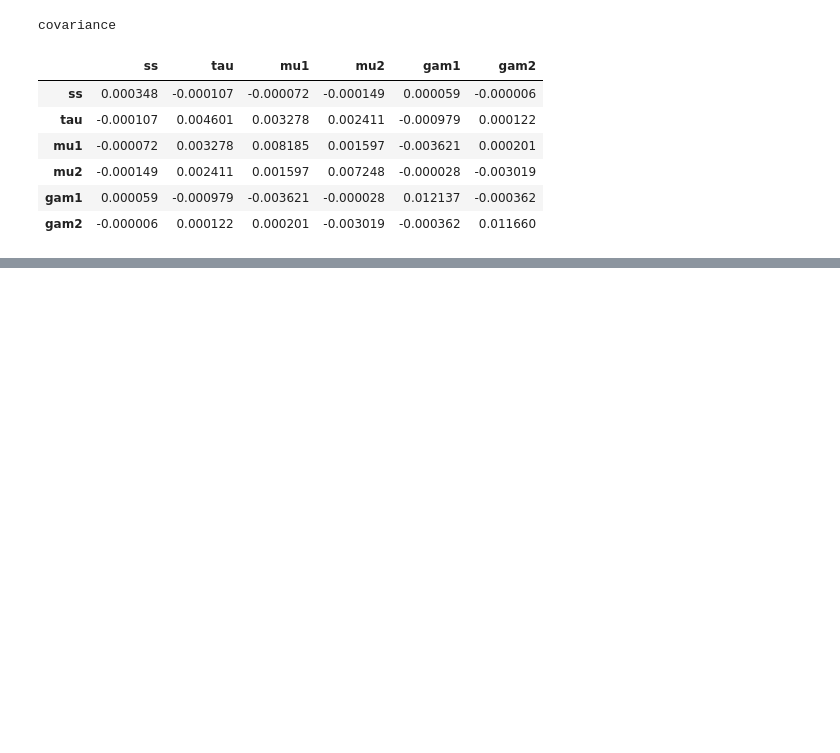
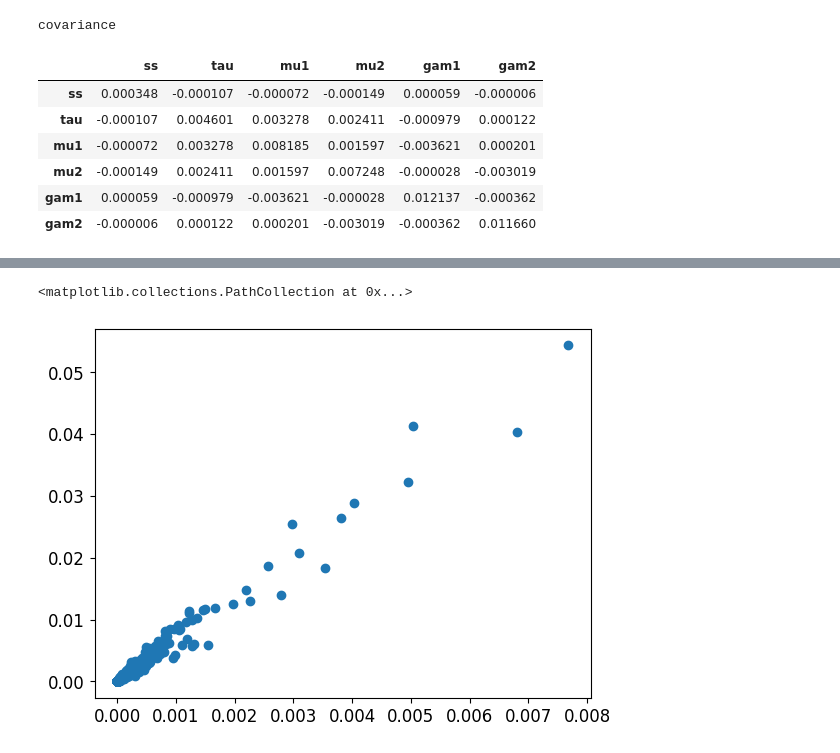
Before and after one commit to etrieschman/gene-expr, a Jupyter notebook: code/Trieschman_STATS370_Final.ipynb, the cells around one changed output, grey strips where cells are left out. Drawn from its saved outputs; the diff is of its cells as text; code cells hidden in the pictures; blank space fills up the shorter version.

```diff
--- a/code/Trieschman_STATS370_Final.ipynb
+++ b/code/Trieschman_STATS370_Final.ipynb
@@ -341,0 +423,5 @@ covariance
+# %%
+plt.scatter(theta_hat[:,0], theta_hat[:,1])
+# %% [output]
+<matplotlib.collections.PathCollection at 0x...>
+[figure, added]
```
Also changed, not shown: parts of 11 cells of this notebook.
